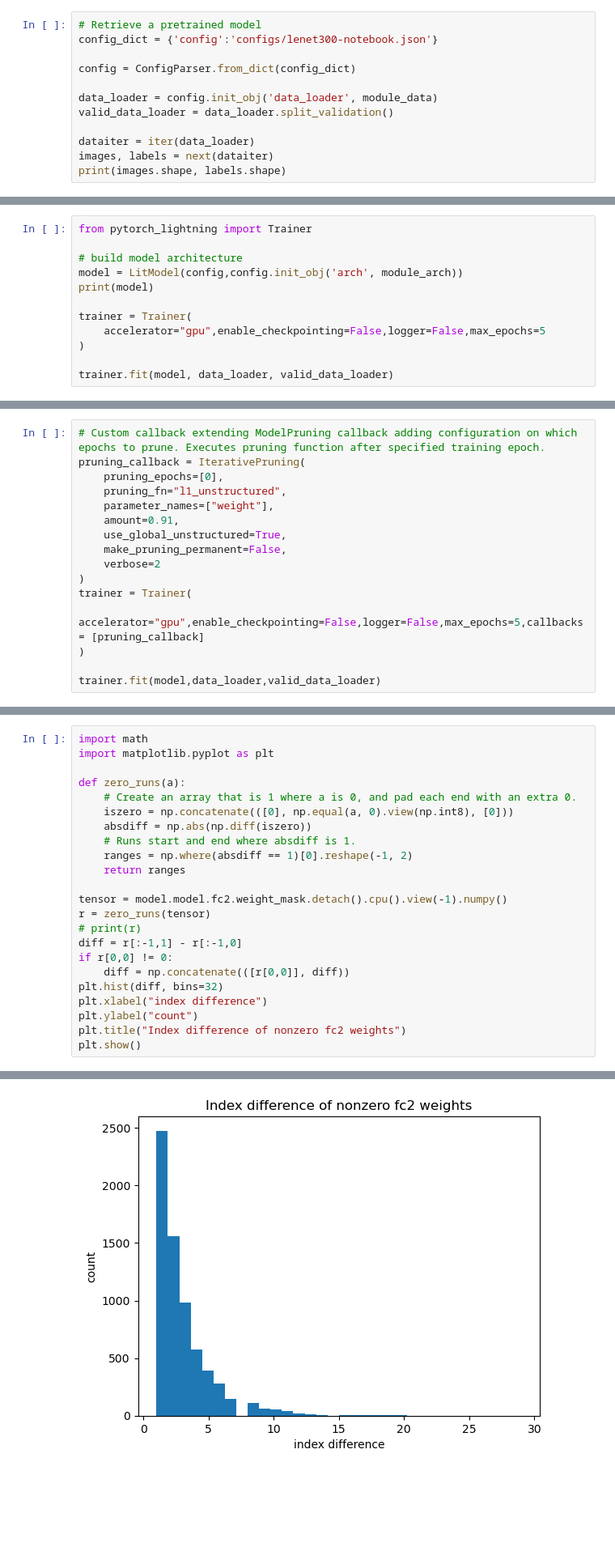
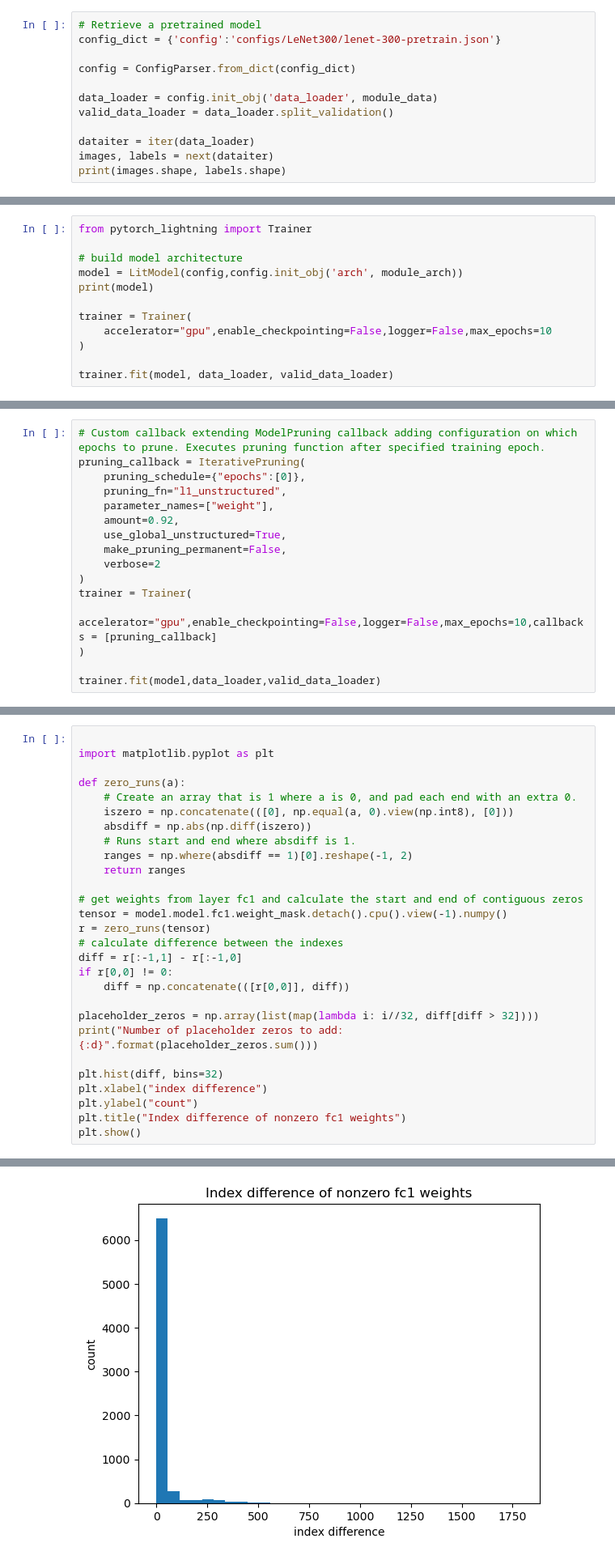
Before and after one commit to ciodar/deep-compression, a Jupyter notebook: notebooks/mnist-lenet300.ipynb, the cells around one changed output, grey strips where cells are left out. Shown at 81% size. Saved outputs shown, nothing was run; the diff lists cells and outputs as text; blank space fills up the shorter version.

```diff
--- a/notebooks/mnist-lenet300.ipynb
+++ b/notebooks/mnist-lenet300.ipynb
@@ -33,7 +24,7 @@ Here we replicate the results of the paper using MNIST dataset, using the LeNet-
 # Configuration
 # %%
 # Retrieve a pretrained model
-config_dict = {'config':'configs/lenet300-notebook.json'}
+config_dict = {'config':'configs/LeNet300/lenet-300-pretrain.json'}
 
 config = ConfigParser.from_dict(config_dict)
 
@@ -74,7 +62,7 @@ model = LitModel(config,config.init_obj('arch', module_arch))
 print(model)
 
 trainer = Trainer(
-    accelerator="gpu",enable_checkpointing=False,logger=False,max_epochs=5
+    accelerator="gpu",enable_checkpointing=False,logger=False,max_epochs=10
 )
 
 trainer.fit(model, data_loader, valid_data_loader)
@@ -115,16 +105,16 @@ $$ \text{threshold} = \sigma * s $$
 # %%
 # Custom callback extending ModelPruning callback adding configuration on which epochs to prune. Executes pruning function after specified training epoch.
 pruning_callback = IterativePruning(
-    pruning_epochs=[0],
+    pruning_schedule={"epochs":[0]},
     pruning_fn="l1_unstructured",
     parameter_names=["weight"],
-    amount=0.91,
+    amount=0.92,
     use_global_unstructured=True,
     make_pruning_permanent=False,
     verbose=2
 )
 trainer = Trainer(
-    accelerator="gpu",enable_checkpointing=False,logger=False,max_epochs=5,callbacks = [pruning_callback]
+    accelerator="gpu",enable_checkpointing=False,logger=False,max_epochs=10,callbacks = [pruning_callback]
 )
 
 trainer.fit(model,data_loader,valid_data_loader)
@@ -177,7 +167,7 @@ In the article, pruned weights are stored in a vector which encodes the index di
 
 We can use only 5 bits, and if there is a difference is greater than the maximum representable number, we can store additional placeholder zeros between those weights.
 # %%
-import math
+
 import matplotlib.pyplot as plt
 
 def zero_runs(a):
@@ -188,15 +178,20 @@ def zero_runs(a):
     ranges = np.where(absdiff == 1)[0].reshape(-1, 2)
     return ranges
 
-tensor = model.model.fc2.weight_mask.detach().cpu().view(-1).numpy()
+# get weights from layer fc1 and calculate the start and end of contiguous zeros
+tensor = model.model.fc1.weight_mask.detach().cpu().view(-1).numpy()
 r = zero_runs(tensor)
-# print(r)
+# calculate difference between the indexes
 diff = r[:-1,1] - r[:-1,0]
 if r[0,0] != 0:
     diff = np.concatenate(([r[0,0]], diff))
+
+placeholder_zeros = np.array(list(map(lambda i: i//32, diff[diff > 32])))
+print("Number of placeholder zeros to add: {:d}".format(placeholder_zeros.sum()))
+
 plt.hist(diff, bins=32)
 plt.xlabel("index difference")
 plt.ylabel("count")
-plt.title("Index difference of nonzero fc2 weights")
+plt.title("Index difference of nonzero fc1 weights")
 plt.show()
 # %% [output]
@@ -203,4 +199,4 @@ plt.show()
-[figure, old version]
+[figure, new version]
 # %% [markdown]
 ## Quantization
 
```
Also changed, not shown: parts of 19 cells of this notebook, 2 other files.
